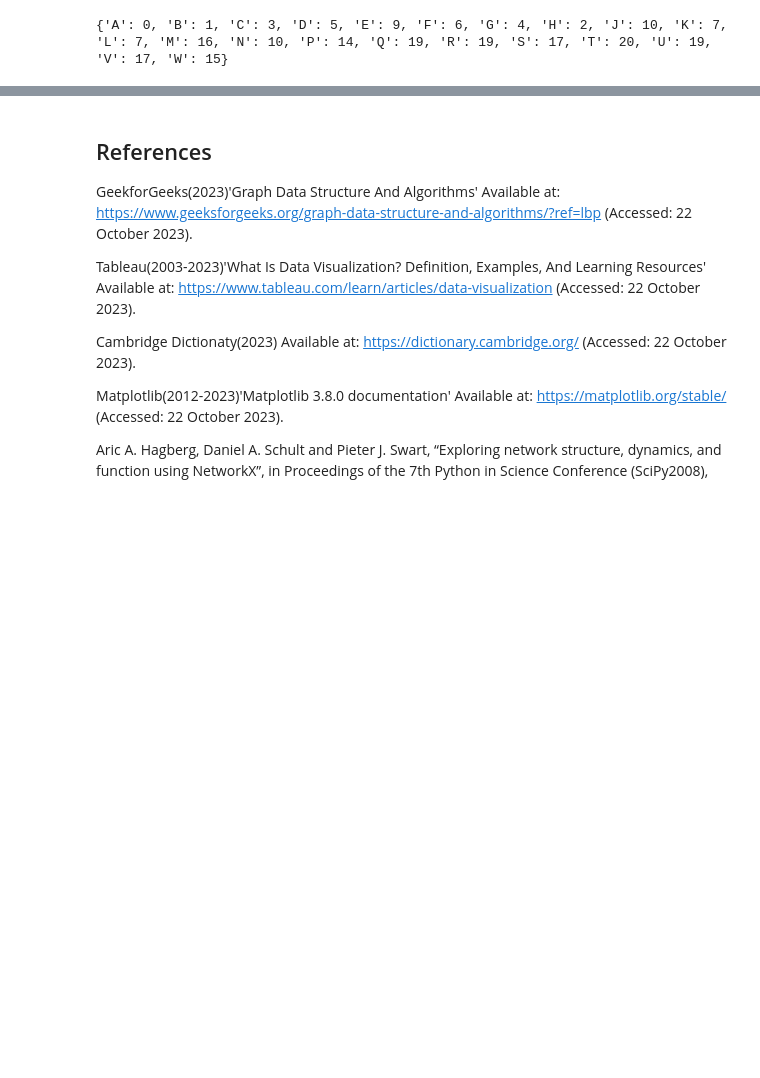
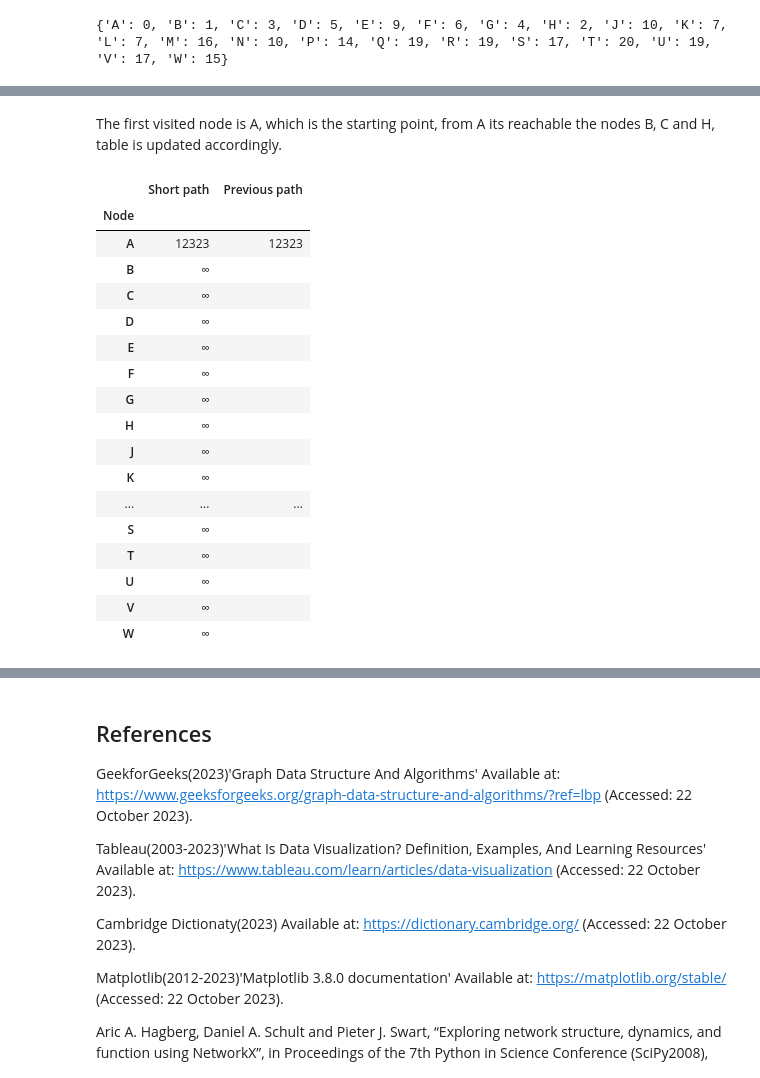
Before and after one commit to Rfg2048/AI, a Jupyter notebook: AI.ipynb, the cells around one changed output, grey strips where cells are left out. Cells and saved outputs as stored; diff of their text form; code cells hidden in the pictures; blank space fills up the shorter version.

```diff
--- a/AI.ipynb
+++ b/AI.ipynb
@@ -146,0 +186,26 @@ TypeError: unsupported operand type(s) for &: 'tuple' and 'tuple'
+# %% [markdown]
+The first visited node is A, which is the starting point, from A its reachable the nodes B, C and H, table is updated accordingly.
+# %%
+nodes_df.at['A', 'Short path'] = 12323
+nodes_df.at['A', 'Previous path'] = '12323'
+
+nodes_df
+# %% [output]
+|  | Short path | Previous path |
+| Node |  |  |
+| A | 12323 | 12323 |
+| B | ∞ |  |
+| C | ∞ |  |
+| D | ∞ |  |
+| E | ∞ |  |
+| F | ∞ |  |
+| G | ∞ |  |
+| H | ∞ |  |
+| J | ∞ |  |
+| K | ∞ |  |
+| ... | ... | ... |
+| S | ∞ |  |
+| T | ∞ |  |
+| U | ∞ |  |
+| V | ∞ |  |
+| W | ∞ |  |
```
Also changed, not shown: parts of 11 cells of this notebook.
